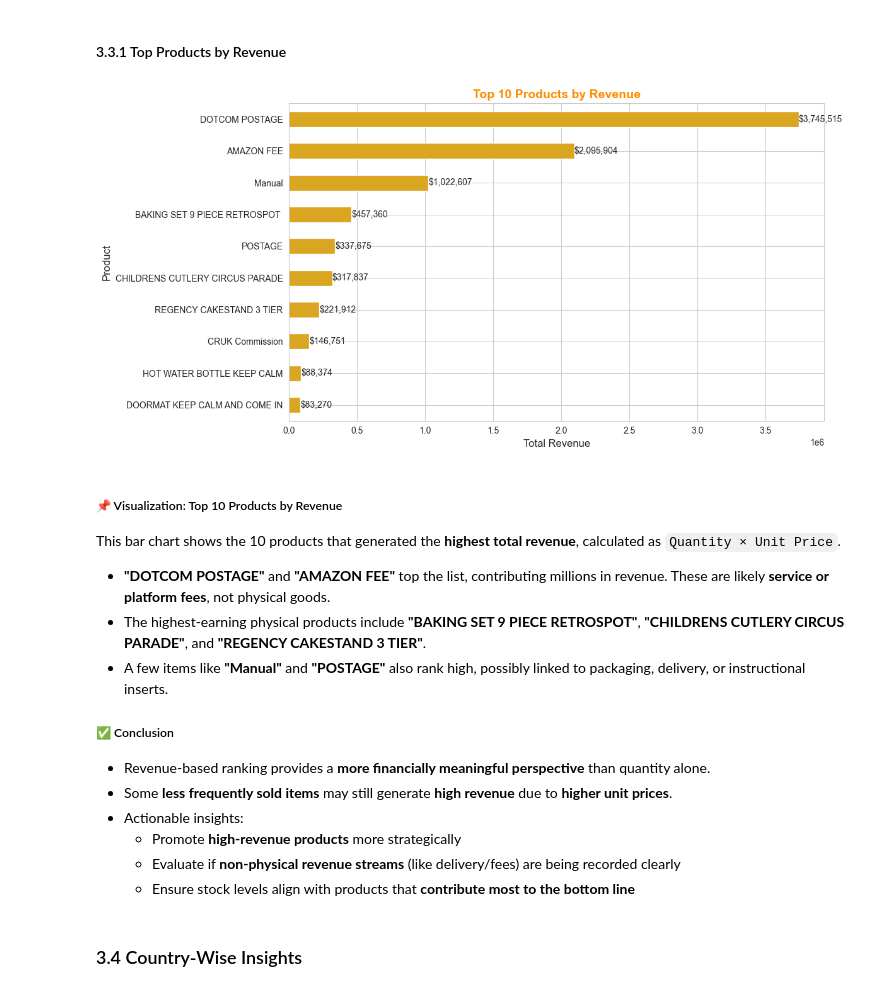
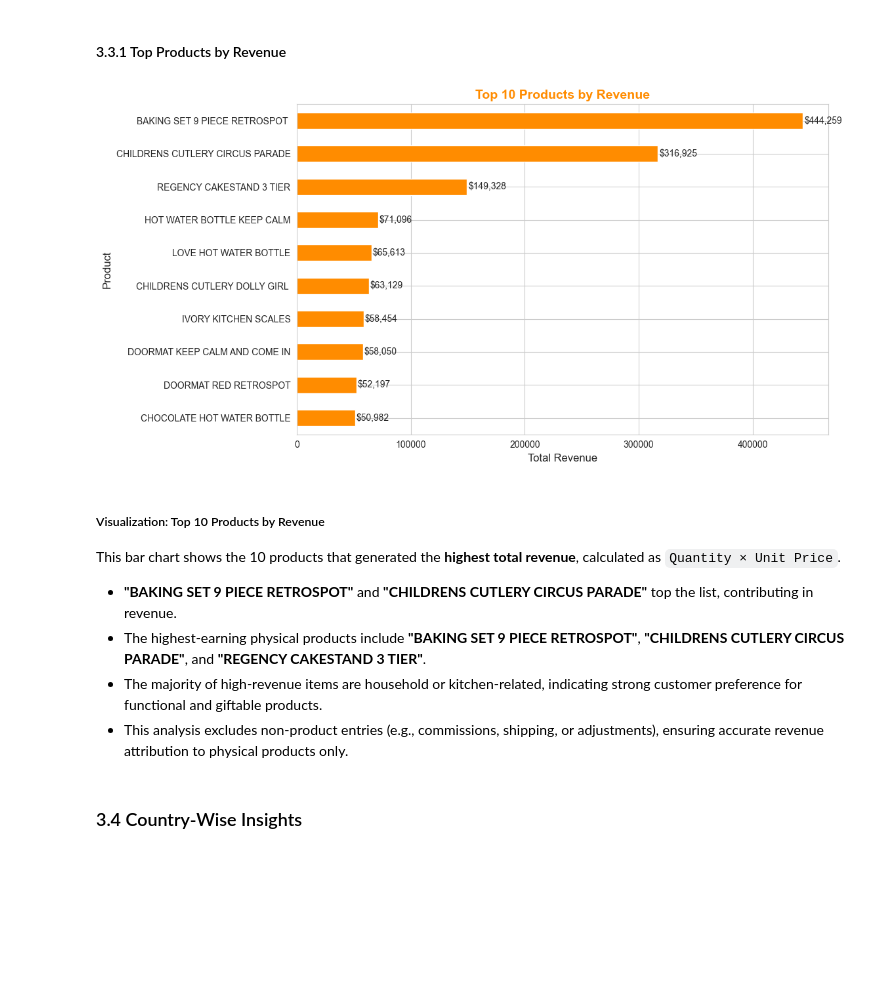
Before and after one commit to Pasindu099/ecommerce-customer-analytics, a Jupyter notebook: notebooks/E-commerce Customer Behavior & Sales Analysis.ipynb, the cells around one changed output. Saved outputs shown, nothing was run; the diff lists cells and outputs as text; code cells hidden in the pictures; blank space fills up the shorter version.

```diff
--- a/notebooks/E-commerce Customer Behavior & Sales Analysis.ipynb
+++ b/notebooks/E-commerce Customer Behavior & Sales Analysis.ipynb
@@ -192,0 +93,2 @@ df.describe()
+# %%
+df = df[df["CustomerID"].notnull()] #null values in the customerid. all most all are non product transactions
@@ -341,0 +307,21 @@ plt.show()
+# %%
+least_products = (
+    df[df["Quantity"] > 0]
+    .groupby("Description")["Quantity"]
+    .sum()
+    .sort_values()
+    .head(10)
+)
+plt.figure(figsize=(12,6))
+least_products.plot(kind="barh", color="tomato")
+
+plt.title("Top 10 Least-Selling Products", fontsize=14, fontweight="bold", color="darkred")
+plt.xlabel("Total Quantity Sold", fontsize=12)
+plt.ylabel("Product", fontsize=12)
+
+for index, value in enumerate(least_products):
+    plt.text(value + 1, index, str(int(value)), va='center', fontsize=10)
+
+
+plt.tight_layout()
+plt.show()
@@ -362,47 +340,37 @@ This chart presents the 10 products with the **lowest total quantity sold** acro
 # %% [markdown]
 #### 3.3.1 Top Products by Revenue
 # %%
-# Create revenue column
-df["Revenue"] = df["Quantity"] * df["UnitPrice"]
+top_revenue = (
+    df.groupby("Description")["Revenue"]
+    .sum()
+    .sort_values(ascending=False)
+    .head(10)
+)
 
-# Group and get top 10 products by revenue
-top_revenue = df.groupby("Description")["Revenue"].sum().sort_values(ascending=False).head(10)
+plt.figure(figsize=(12, 6))
+top_revenue.sort_values().plot(kind="barh", color="darkorange")
 
-# Plot
-plt.figure(figsize=(12,6))
-top_revenue.sort_values().plot(kind="barh", color="goldenrod")
-
-# Add title and labels
 plt.title("Top 10 Products by Revenue", fontsize=14, fontweight="bold", color="darkorange")
 plt.xlabel("Total Revenue", fontsize=12)
 plt.ylabel("Product", fontsize=12)
 
-# Add value labels
 for index, value in enumerate(top_revenue.sort_values()):
-    plt.text(value + 50, index, f"${value:,.0f}", va='center', fontsize=10)
+    plt.text(value + 1000, index, f"${value:,.0f}", va='center', fontsize=10)
 
 plt.tight_layout()
+plt.subplots_adjust(left=0.3)
 plt.show()
 # %% [output]
-[figure, old version]
+[figure, new version]
 # %% [markdown]
-##### 📌 Visualization: Top 10 Products by Revenue
+##### Visualization: Top 10 Products by Revenue
 
 This bar chart shows the 10 products that generated the **highest total revenue**, calculated as `Quantity × Unit Price`.
 
-- **"DOTCOM POSTAGE"** and **"AMAZON FEE"** top the list, contributing millions in revenue. These are likely **service or platform fees**, not physical goods.
+- **"BAKING SET 9 PIECE RETROSPOT"** and **"CHILDRENS CUTLERY CIRCUS PARADE"** top the list, contributing  in revenue.
 - The highest-earning physical products include **"BAKING SET 9 PIECE RETROSPOT"**, **"CHILDRENS CUTLERY CIRCUS PARADE"**, and **"REGENCY CAKESTAND 3 TIER"**.
-- A few items like **"Manual"** and **"POSTAGE"** also rank high, possibly linked to packaging, delivery, or instructional inserts.
-
-
-##### ✅ Conclusion
-
-- Revenue-based ranking provides a **more financially meaningful perspective** than quantity alone.
-- Some **less frequently sold items** may still generate **high revenue** due to **higher unit prices**.
-- Actionable insights:
-  - Promote **high-revenue products** more strategically
-  - Evaluate if **non-physical revenue streams** (like delivery/fees) are being recorded clearly
-  - Ensure stock levels align with products that **contribute most to the bottom line**
+- The majority of high-revenue items are household or kitchen-related, indicating strong customer preference for functional and giftable products.
+- This analysis excludes non-product entries (e.g., commissions, shipping, or adjustments), ensuring accurate revenue attribution to physical products only.
 # %% [markdown]
 ### 3.4 Country-Wise Insights
 # %% [markdown]
```
Also changed, not shown: parts of 89 cells of this notebook, 2 other files.
